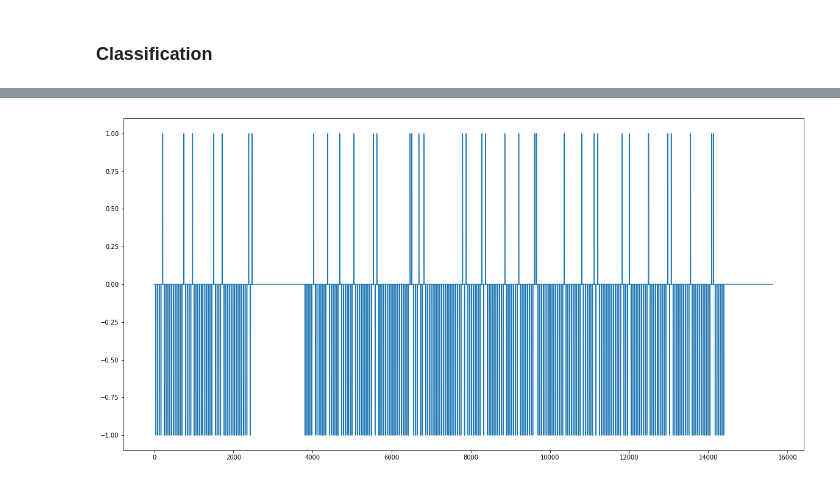
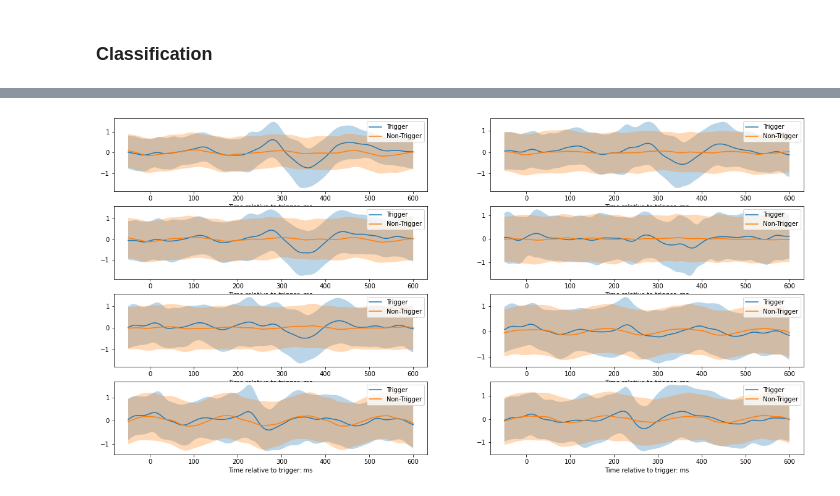
Before and after one commit to esbenkc/P300-Tweaks, a Jupyter notebook: src/jpy-eda-malyshev.ipynb, the cells around one changed output, grey strips where cells are left out. Drawn from its saved outputs; the diff is of its cells as text; code cells hidden in the pictures.

Commit message:
LDA with -50 - 600ms time windows + TODO

```diff
--- a/src/jpy-eda-malyshev.ipynb
+++ b/src/jpy-eda-malyshev.ipynb
@@ -121,6 +123,8 @@ plot_signal(transformed, True)
-# %%
-plt.figure(figsize=(20,10))
-plt.plot(trig[last-p300*1000:last + p300*20])
-plt.show()
-# %% [output]
-[figure, removed]
+# %%
+y = []
+xs = []
+for i in np.where(trig != 0)[0]:
+    xs.append(filtered[i-before:i+p300*2])
+    y.append((trig[i]+1) / 2)
+y = np.array(y)
+X = np.stack(xs)
@@ -126,0 +133,18 @@ plt.show()
+# %%
+plt.figure(figsize=(20,10))
+t = np.linspace(-50,600,X.shape[1])
+for i in range(8):
+    plt.subplot(4,2,i+1)
+    mean = X[y==1,:,i].mean(0)
+    std = X[y==1,:,i].std(0)
+    plt.plot(t,mean, label='Trigger')
+    plt.fill_between(t,mean-std, mean+std, alpha=0.3)
+    mean = X[y==0,:,i].mean(0)
+    std = X[y==0,:,i].std(0)
+    plt.plot(t,mean, label='Non-Trigger')
+    plt.fill_between(t,mean-std, mean+std, alpha=0.3)
+    plt.legend()
+    plt.xlabel('Time relative to trigger: ms')
+plt.show()
+# %% [output]
+[figure, added]
```
Also changed, not shown: parts of 8 cells of this notebook.
